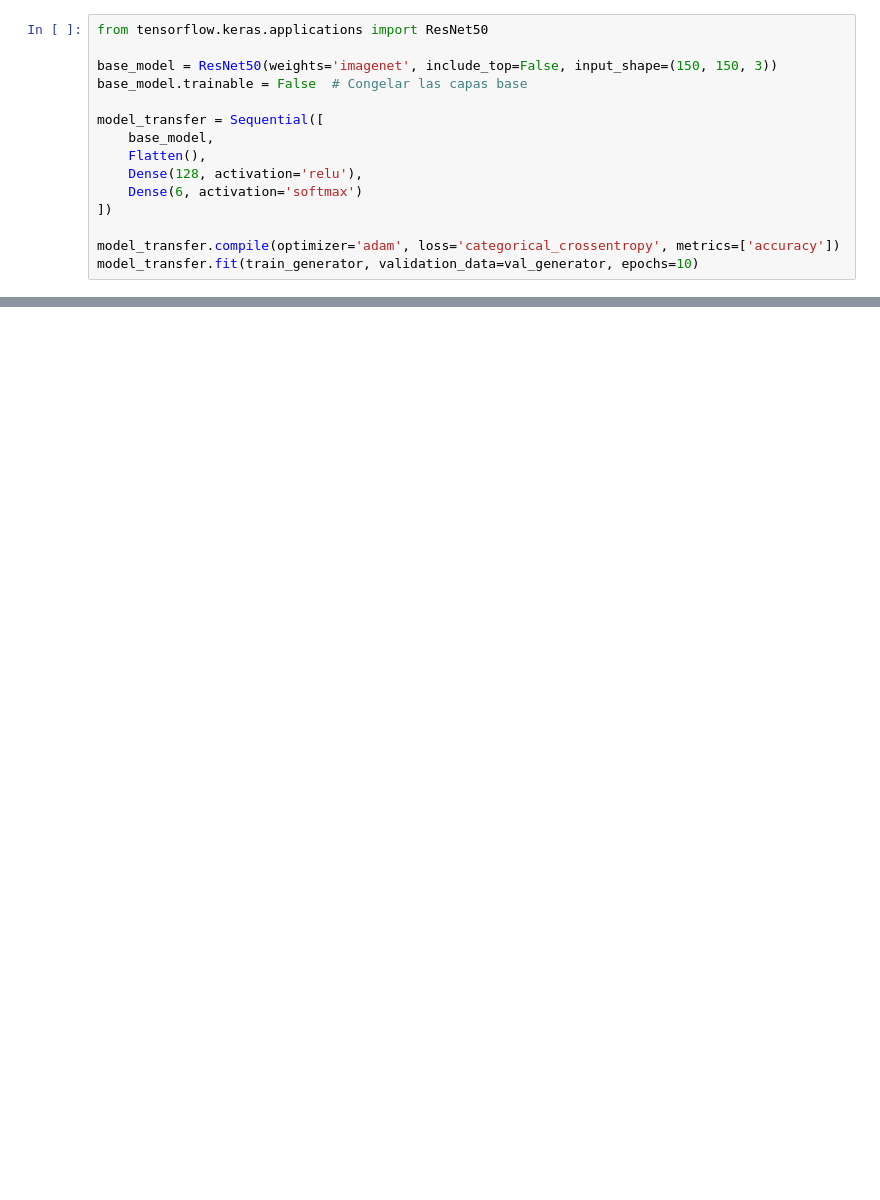
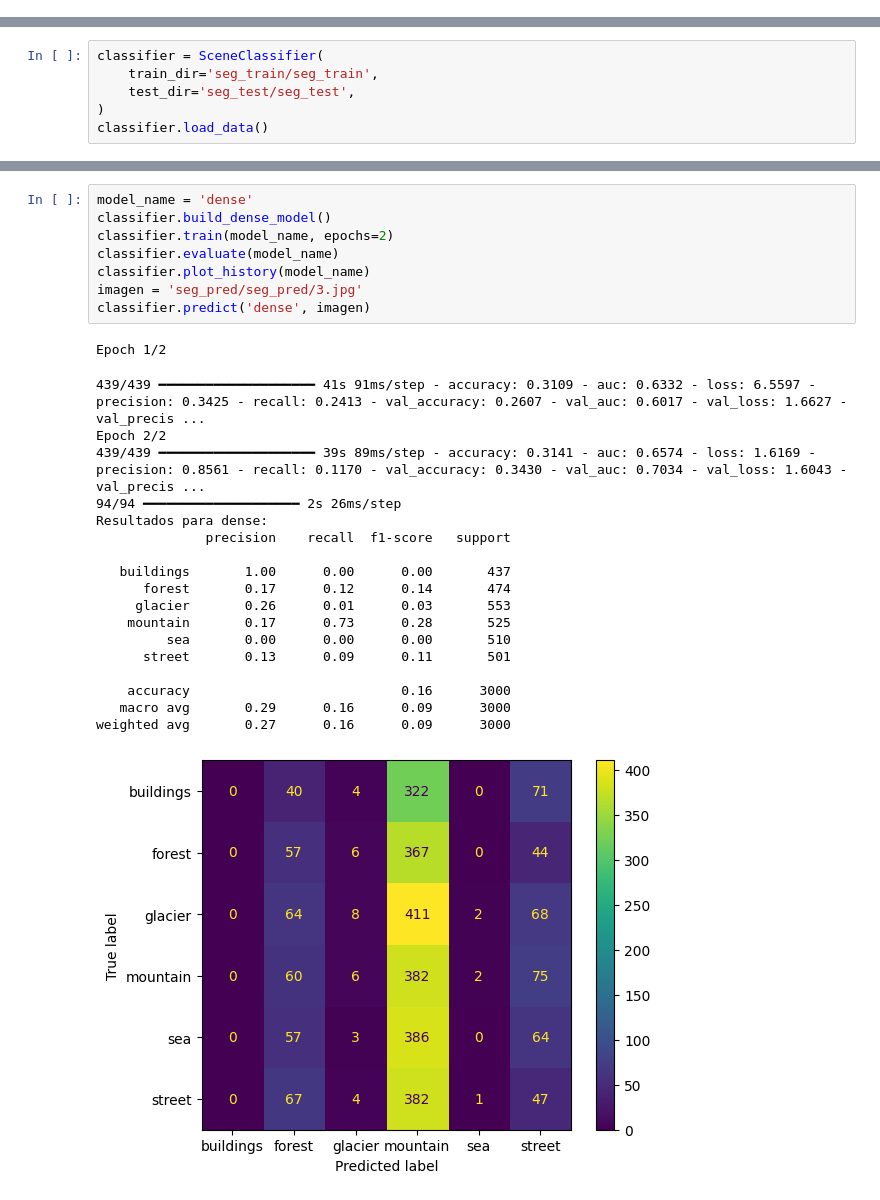
Before and after one commit to pepeargent0/AAII-2, a Jupyter notebook: ejercicio_3.ipynb, the cells around one changed output, grey strips where cells are left out. Cells and saved outputs as stored; diff of their text form; blank space fills up the shorter version.

```diff
--- a/ejercicio_3.ipynb
+++ b/ejercicio_3.ipynb
@@ -122,15 +34,0 @@ Epoch 9/10
-# %%
-from tensorflow.keras.applications import ResNet50
-
-base_model = ResNet50(weights='imagenet', include_top=False, input_shape=(150, 150, 3))
-base_model.trainable = False  # Congelar las capas base
-
-model_transfer = Sequential([
-    base_model,
-    Flatten(),
-    Dense(128, activation='relu'),
-    Dense(6, activation='softmax')
-])
-
-model_transfer.compile(optimizer='adam', loss='categorical_crossentropy', metrics=['accuracy'])
-model_transfer.fit(train_generator, validation_data=val_generator, epochs=10)
@@ -149,0 +268,6 @@ model_transfer.evaluate(test_generator)
+# %%
+classifier = SceneClassifier(
+    train_dir='seg_train/seg_train',
+    test_dir='seg_test/seg_test',
+)
+classifier.load_data()
@@ -149,0 +280,28 @@ model_transfer.evaluate(test_generator)
+# %%
+model_name = 'dense'
+classifier.build_dense_model()
+classifier.train(model_name, epochs=2)
+classifier.evaluate(model_name)
+classifier.plot_history(model_name)
+imagen = 'seg_pred/seg_pred/3.jpg'
+classifier.predict('dense', imagen)
+# %% [output]
+Epoch 1/2
+439/439 ━━━━━━━━━━━━━━━━━━━━ 41s 91ms/step - accuracy: 0.3109 - auc: 0.6332 - loss: 6.5597 - precision: 0.3425 - recall: 0.2413 - val_accuracy: 0.2607 - val_auc: 0.6017 - val_loss: 1.6627 - val_precis ...
+Epoch 2/2
+439/439 ━━━━━━━━━━━━━━━━━━━━ 39s 89ms/step - accuracy: 0.3141 - auc: 0.6574 - loss: 1.6169 - precision: 0.8561 - recall: 0.1170 - val_accuracy: 0.3430 - val_auc: 0.7034 - val_loss: 1.6043 - val_precis ...
+94/94 ━━━━━━━━━━━━━━━━━━━━ 2s 26ms/step
+Resultados para dense:
+              precision    recall  f1-score   support
+
+   buildings       1.00      0.00      0.00       437
+      forest       0.17      0.12      0.14       474
+     glacier       0.26      0.01      0.03       553
+    mountain       0.17      0.73      0.28       525
+         sea       0.00      0.00      0.00       510
+      street       0.13      0.09      0.11       501
+
+    accuracy                           0.16      3000
+   macro avg       0.29      0.16      0.09      3000
+weighted avg       0.27      0.16      0.09      3000
+[figure, added]
```
Also changed, not shown: parts of 18 cells of this notebook, 1 other file.
